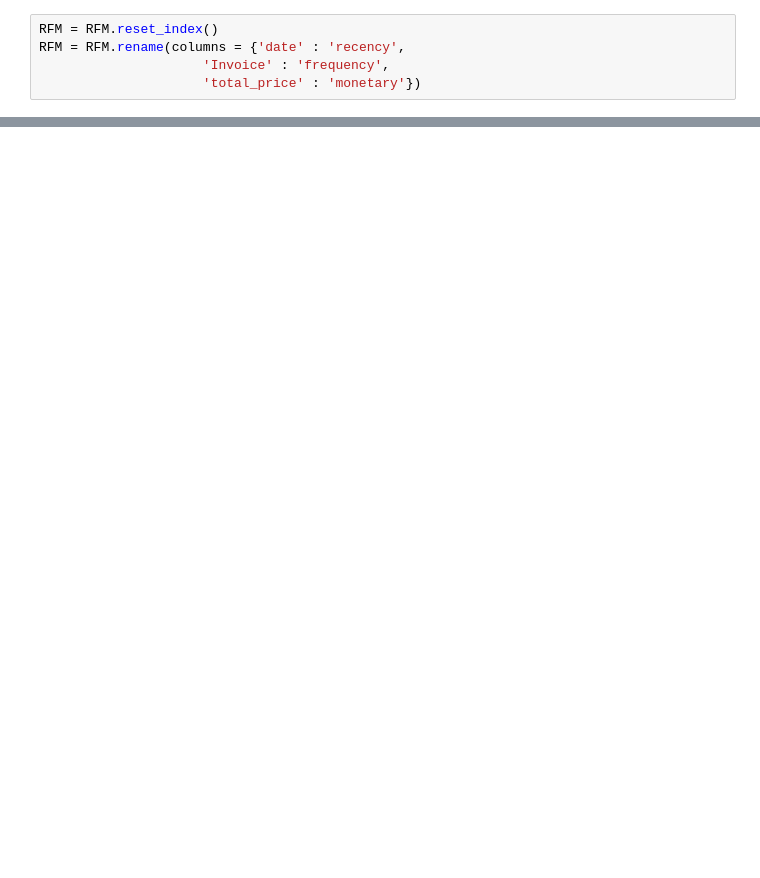
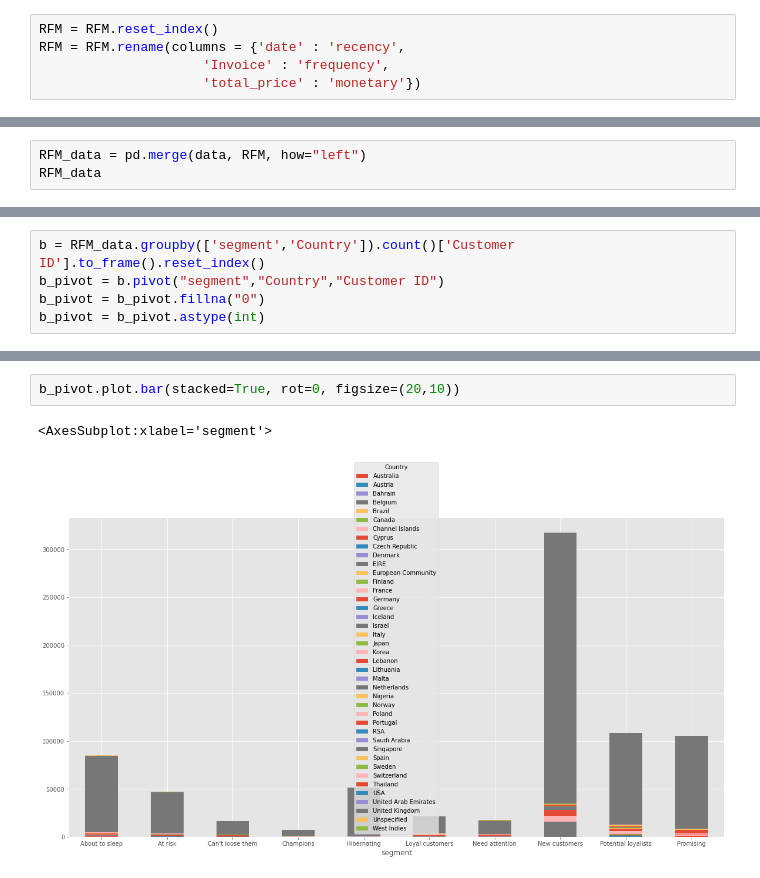
Before and after one commit to solyourock/growth, a Jupyter notebook: revise.ipynb, the cells around one changed output, grey strips where cells are left out. Cells and saved outputs as stored; diff of their text form; blank space fills up the shorter version.

```diff
--- a/revise.ipynb
+++ b/revise.ipynb
@@ -515,0 +386,3 @@ plt.show();
+# %%
+RFM_data = pd.merge(data, RFM, how="left")
+RFM_data
@@ -515,0 +409,5 @@ plt.show();
+# %%
+b = RFM_data.groupby(['segment','Country']).count()['Customer ID'].to_frame().reset_index()
+b_pivot = b.pivot("segment","Country","Customer ID")
+b_pivot = b_pivot.fillna("0")
+b_pivot = b_pivot.astype(int)
@@ -515,0 +440,5 @@ plt.show();
+# %%
+b_pivot.plot.bar(stacked=True, rot=0, figsize=(20,10))
+# %% [output]
+<AxesSubplot:xlabel='segment'>
+[figure, added]
```
Also changed, not shown: parts of 60 cells of this notebook.
